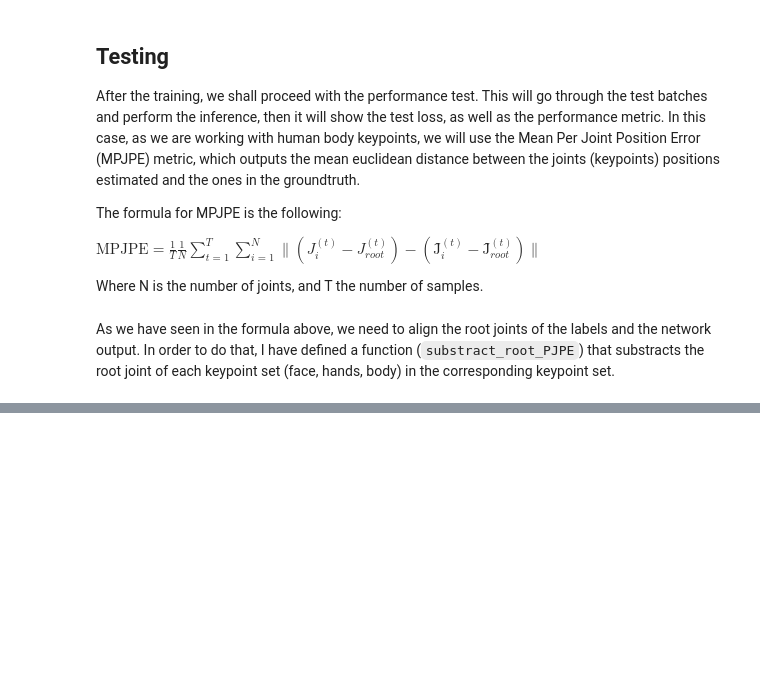
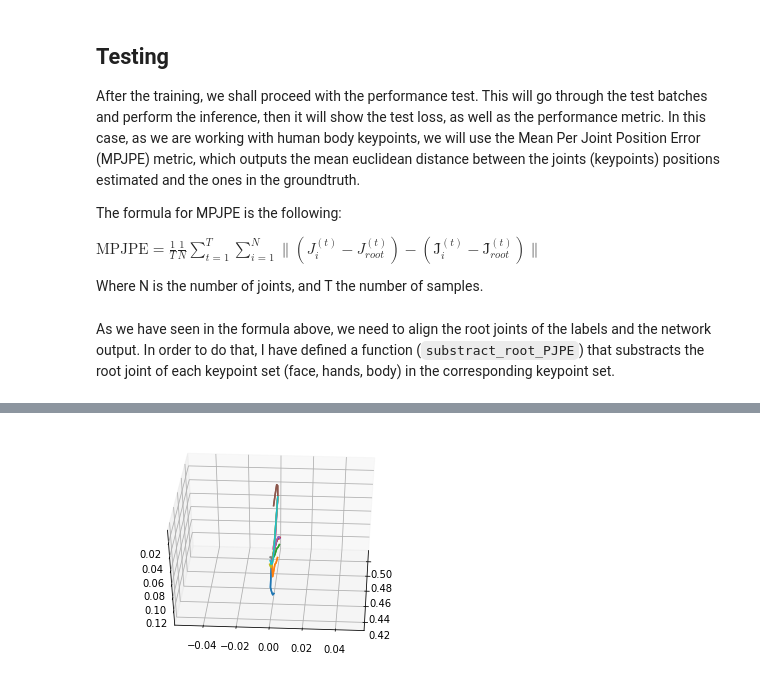
Before and after one commit to imatge-upc/asl-2d-to-3d, a Jupyter notebook: Notebooks/LSTM_2D_to_3D-Hands.ipynb, the cells around one changed output, grey strips where cells are left out. Saved outputs shown, nothing was run; the diff lists cells and outputs as text; code cells hidden in the pictures; blank space fills up the shorter version.

```diff
--- a/Notebooks/LSTM_2D_to_3D-Hands.ipynb
+++ b/Notebooks/LSTM_2D_to_3D-Hands.ipynb
@@ -441,0 +660,10 @@ Test loss: 0.4221
+# %%
+# Last batches of test -output_test, inputs_test, labels_test-.
+frames = [200, 3000]
+
+c_inputs = inputs_test.clone()
+c_output = output_test.clone()
+c_labels = labels_test.clone()
+# %%
+HTML(plot_and_rotate(c_inputs, c_output, frames, 0).to_html5_video())
+# %% [output]
@@ -441,0 +671 @@ Test loss: 0.4221
+[figure, added]
```
Also changed, not shown: parts of 26 cells of this notebook, 6 other files.
